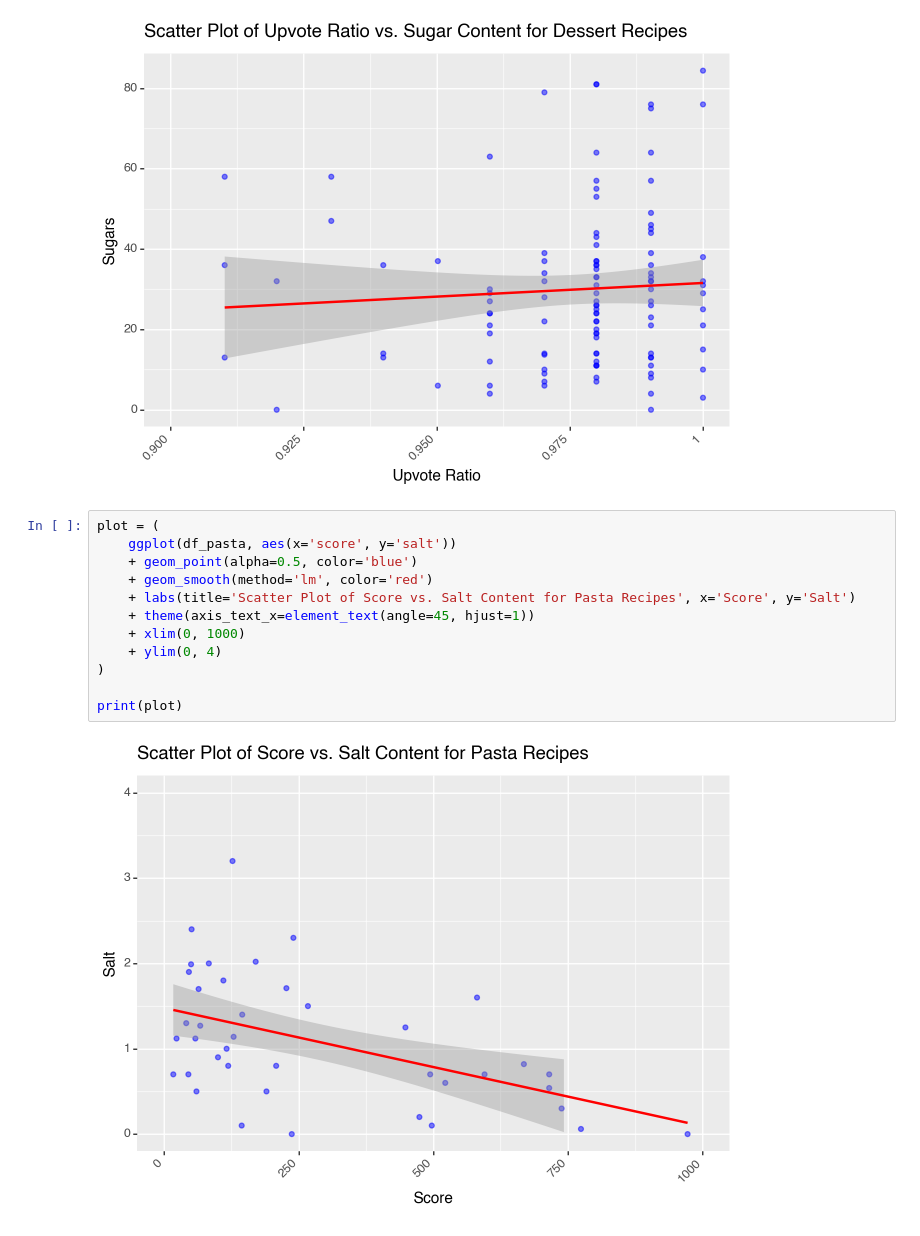
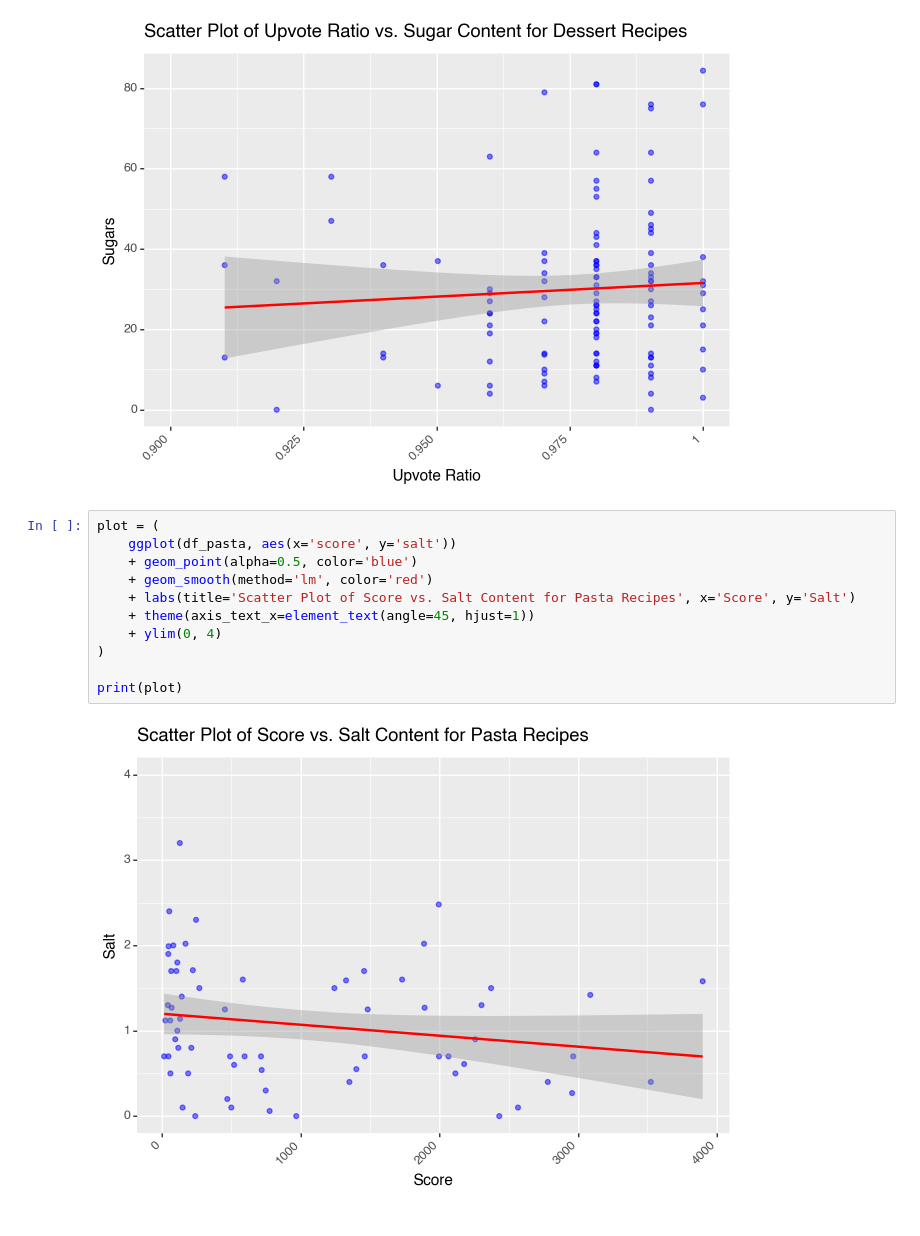
Before and after one commit to lse-ds105/ds105a-project-chadgpt, a Jupyter notebook: notebooks/05 Linking Reddit and BBC Good Food.ipynb, the cells around one changed output. Saved outputs shown, nothing was run; the diff lists cells and outputs as text.

```diff
--- a/notebooks/05 Linking Reddit and BBC Good Food.ipynb
+++ b/notebooks/05 Linking Reddit and BBC Good Food.ipynb
@@ -311,14 +312,13 @@ print(plot)
 # %%
 plot = (
     ggplot(df_pasta, aes(x='score', y='salt'))
     + geom_point(alpha=0.5, color='blue')
     + geom_smooth(method='lm', color='red')
     + labs(title='Scatter Plot of Score vs. Salt Content for Pasta Recipes', x='Score', y='Salt')
     + theme(axis_text_x=element_text(angle=45, hjust=1))
-    + xlim(0, 1000)
     + ylim(0, 4)
 )
 
 print(plot)
 # %% [output]
-[figure, old version]
+[figure, new version]
```
Also changed, not shown: parts of 1 cell of this notebook, 1 other file.
